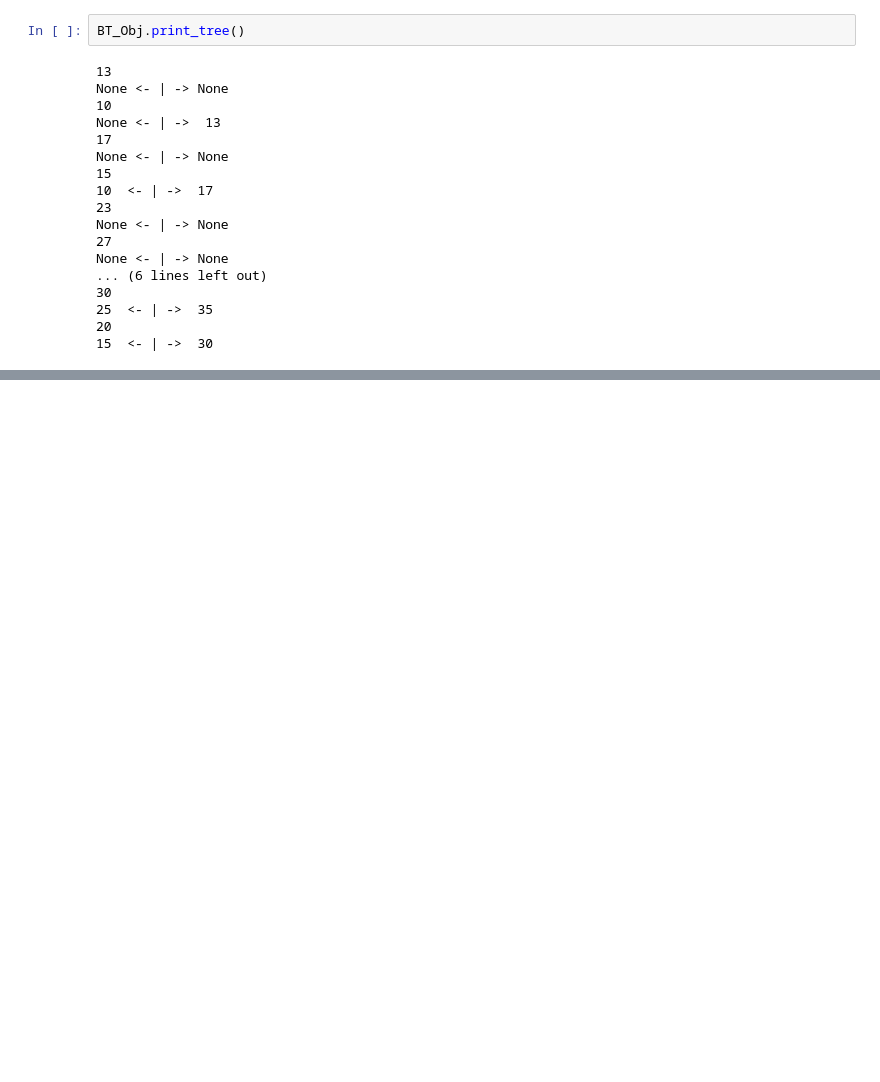
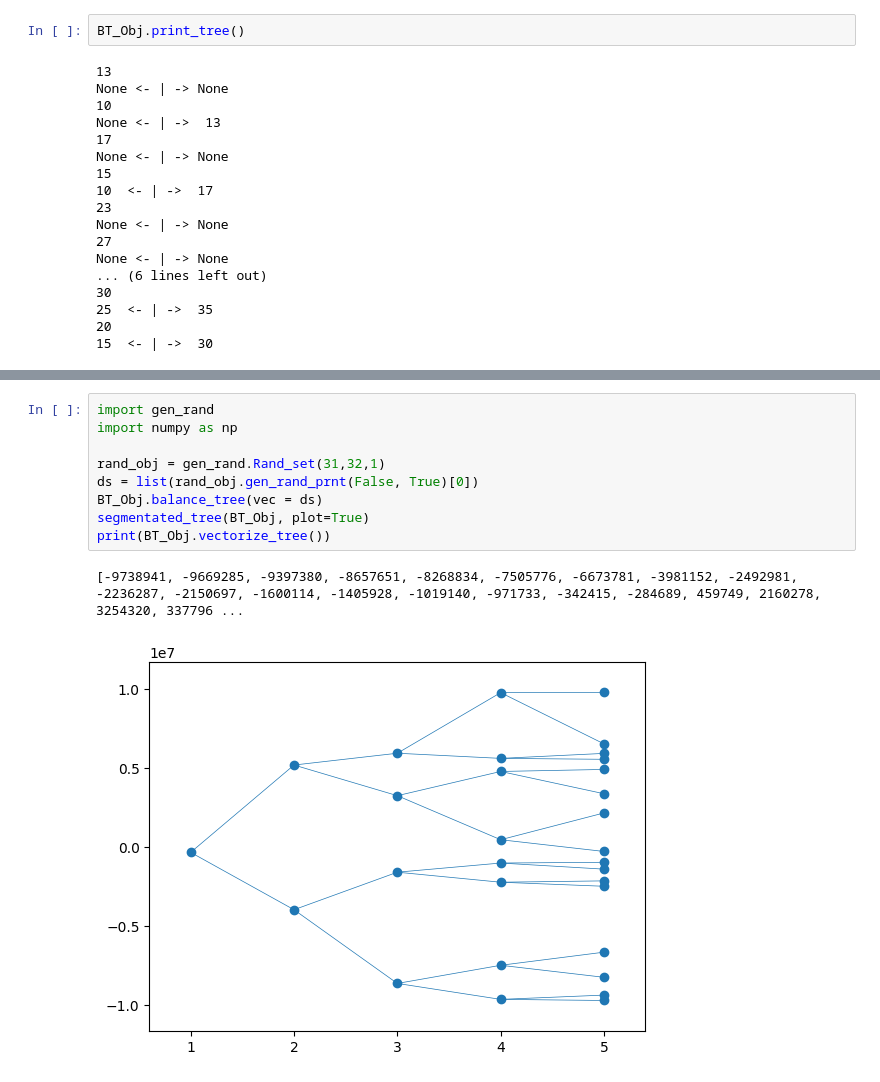
Before and after one commit to vbekasov/cpp, a Jupyter notebook: py_analog/py_lab.ipynb, the cells around one changed output, grey strips where cells are left out. Saved outputs shown, nothing was run; the diff lists cells and outputs as text; blank space fills up the shorter version.

```diff
--- a/py_analog/py_lab.ipynb
+++ b/py_analog/py_lab.ipynb
@@ -112,0 +129,12 @@ print(BT_Obj.vectorize_tree())
+# %%
+import gen_rand
+import numpy as np
+
+rand_obj = gen_rand.Rand_set(31,32,1)
+ds = list(rand_obj.gen_rand_prnt(False, True)[0])
+BT_Obj.balance_tree(vec = ds)
+segmentated_tree(BT_Obj, plot=True)
+print(BT_Obj.vectorize_tree())
+# %% [output]
+[-9738941, -9669285, -9397380, -8657651, -8268834, -7505776, -6673781, -3981152, -2492981, -2236287, -2150697, -1600114, -1405928, -1019140, -971733, -342415, -284689, 459749, 2160278, 3254320, 337796 ...
+[figure, added]
```
Also changed, not shown: parts of 8 cells of this notebook, 2 other files.
